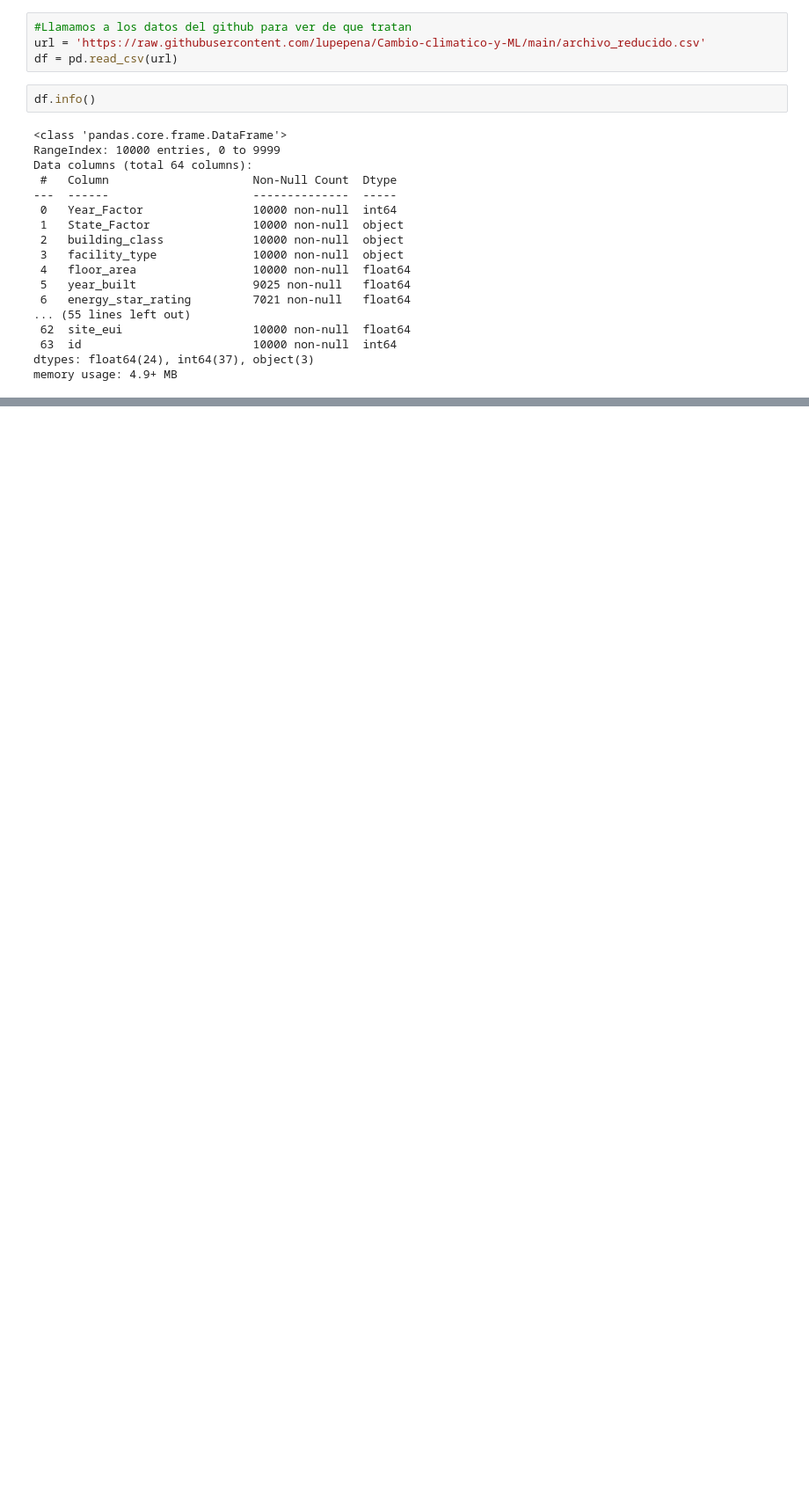
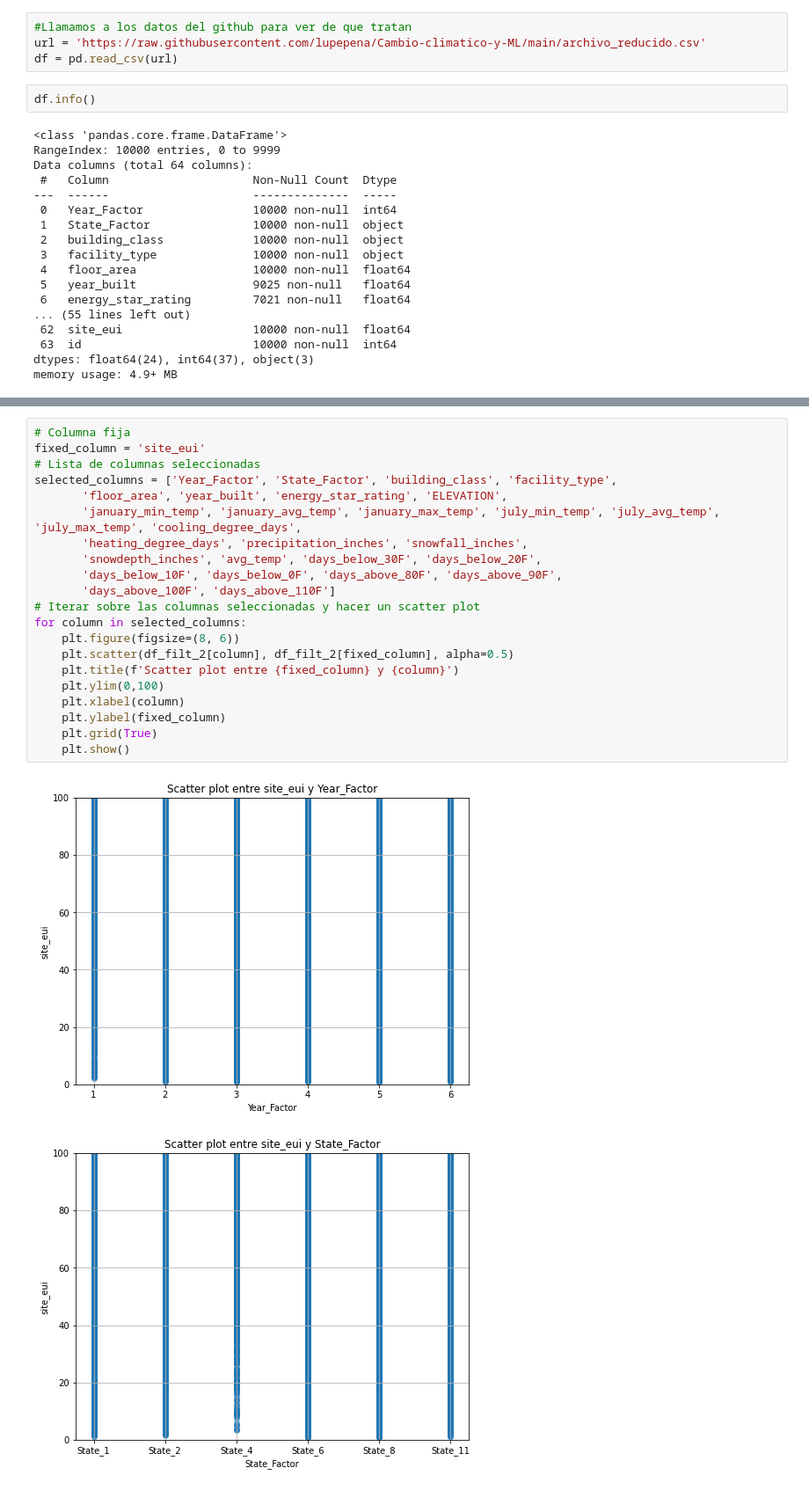
Before and after one commit to lupepena/Mentoria06, a Jupyter notebook: tp1/MentoríaCC_TP1.ipynb, the cells around one changed output, grey strips where cells are left out. Shown at 88% size. Saved outputs shown, nothing was run; the diff lists cells and outputs as text; blank space fills up the shorter version.

```diff
--- a/tp1/MentoríaCC_TP1.ipynb
+++ b/tp1/MentoríaCC_TP1.ipynb
@@ -79,0 +554,24 @@ Entender qué tipos de features poseen los dataset, qué significan y cómo se r
+# %%
+# Columna fija
+fixed_column = 'site_eui'
+# Lista de columnas seleccionadas
+selected_columns = ['Year_Factor', 'State_Factor', 'building_class', 'facility_type',
+       'floor_area', 'year_built', 'energy_star_rating', 'ELEVATION',
+       'january_min_temp', 'january_avg_temp', 'january_max_temp', 'july_min_temp', 'july_avg_temp', 'july_max_temp', 'cooling_degree_days',
+       'heating_degree_days', 'precipitation_inches', 'snowfall_inches',
+       'snowdepth_inches', 'avg_temp', 'days_below_30F', 'days_below_20F',
+       'days_below_10F', 'days_below_0F', 'days_above_80F', 'days_above_90F',
+       'days_above_100F', 'days_above_110F']
+# Iterar sobre las columnas seleccionadas y hacer un scatter plot
+for column in selected_columns:
+    plt.figure(figsize=(8, 6))
+    plt.scatter(df_filt_2[column], df_filt_2[fixed_column], alpha=0.5)
+    plt.title(f'Scatter plot entre {fixed_column} y {column}')
+    plt.ylim(0,100)
+    plt.xlabel(column)
+    plt.ylabel(fixed_column)
+    plt.grid(True)
+    plt.show()
+# %% [output]
+[figure, added]
+[figure, added]
```
Also changed, not shown: parts of 50 cells of this notebook.
